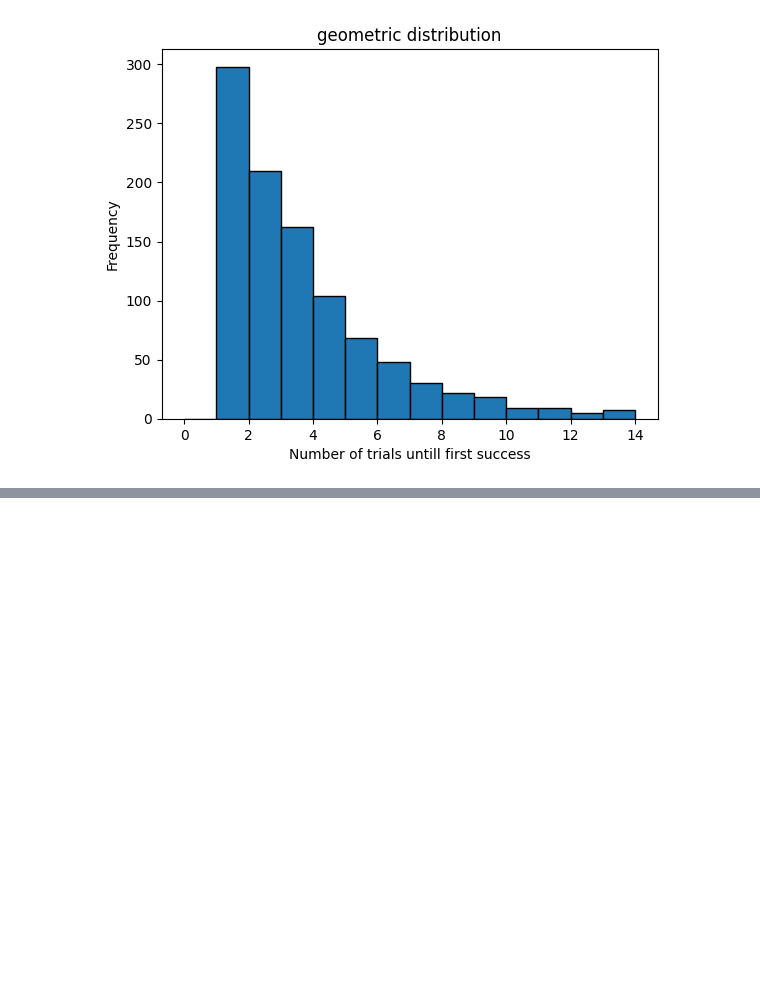
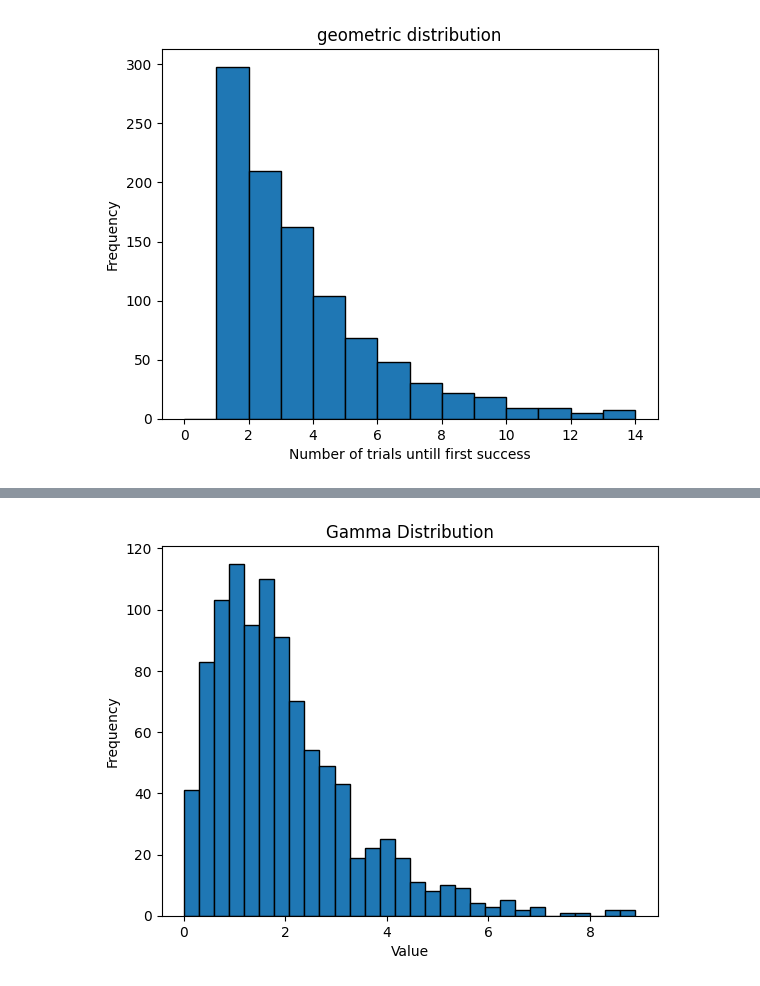
Before and after one commit to Spap123/DIG-Classes, a Jupyter notebook: 19th Nov Batch - Current/Class_14.01.24_Distribution_Probability.ipynb, the cells around one changed output, grey strips where cells are left out. Cells and saved outputs as stored; diff of their text form; code cells hidden in the pictures; blank space fills up the shorter version.

```diff
--- a/19th Nov Batch - Current/Class_14.01.24_Distribution_Probability.ipynb
+++ b/19th Nov Batch - Current/Class_14.01.24_Distribution_Probability.ipynb
@@ -86,0 +203,12 @@ plt.show()
+# %%
+k = 2
+theta = 1
+data_gamma = np.random.gamma(k,theta,size=1000)
+
+plt.hist(data_gamma , bins = 30 ,edgecolor = 'black')
+plt.title('Gamma Distribution')
+plt.xlabel('Value')
+plt.ylabel('Frequency')
+plt.show()
+# %% [output]
+[figure, added]
```
Also changed, not shown: parts of 6 cells of this notebook.
